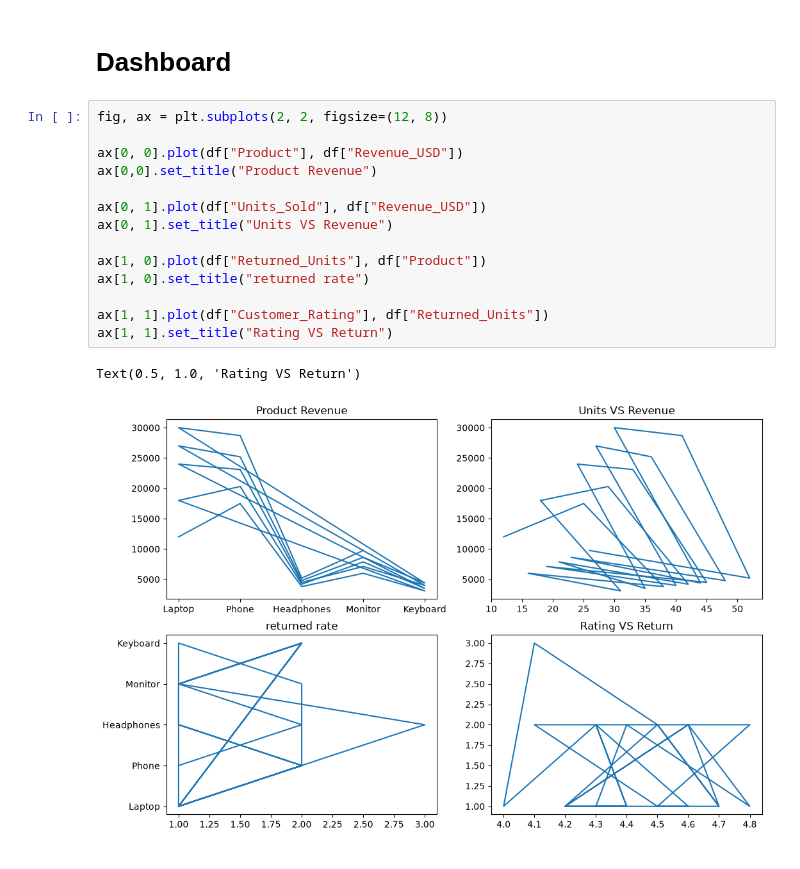
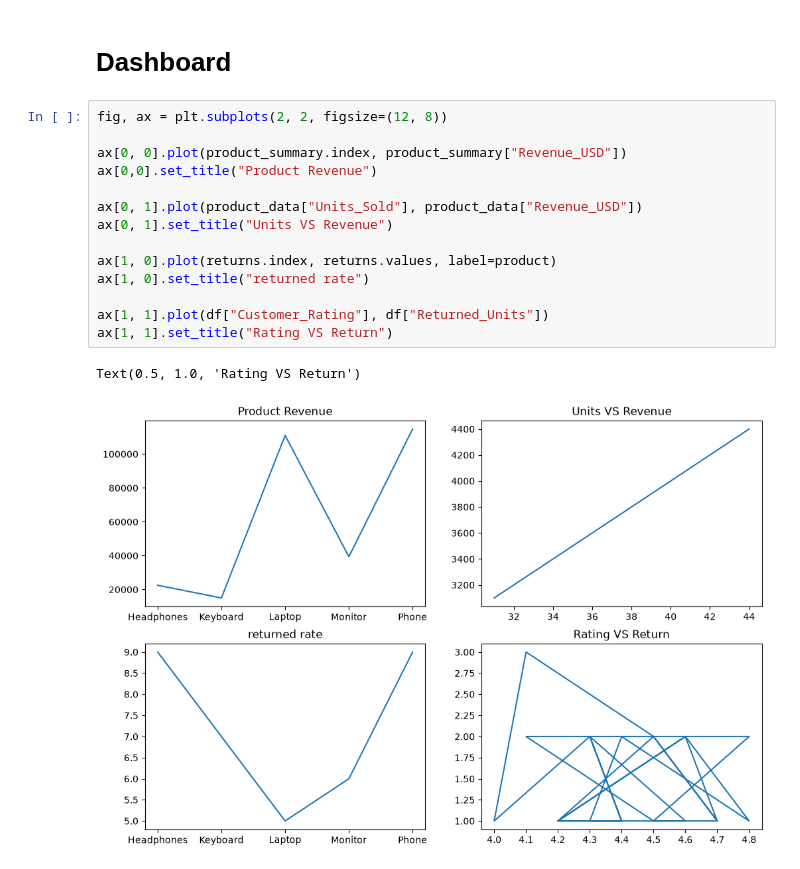
Before and after one commit to Abdurrahman-byte/Matplotlib_project, a Jupyter notebook: final-project-3.ipynb, the cells around one changed output. Drawn from its saved outputs; the diff is of its cells as text.

```diff
--- a/final-project-3.ipynb
+++ b/final-project-3.ipynb
@@ -98,17 +100,17 @@ plt.show()
 # %%
 fig, ax = plt.subplots(2, 2, figsize=(12, 8))
 
-ax[0, 0].plot(df["Product"], df["Revenue_USD"])
+ax[0, 0].plot(product_summary.index, product_summary["Revenue_USD"])
 ax[0,0].set_title("Product Revenue")
 
-ax[0, 1].plot(df["Units_Sold"], df["Revenue_USD"])
+ax[0, 1].plot(product_data["Units_Sold"], product_data["Revenue_USD"])
 ax[0, 1].set_title("Units VS Revenue")
 
-ax[1, 0].plot(df["Returned_Units"], df["Product"])
+ax[1, 0].plot(returns.index, returns.values, label=product)
 ax[1, 0].set_title("returned rate")
 
 ax[1, 1].plot(df["Customer_Rating"], df["Returned_Units"])
 ax[1, 1].set_title("Rating VS Return")
 # %% [output]
 Text(0.5, 1.0, 'Rating VS Return')
-[figure, old version]
+[figure, new version]
```
Also changed, not shown: parts of 2 cells of this notebook.
